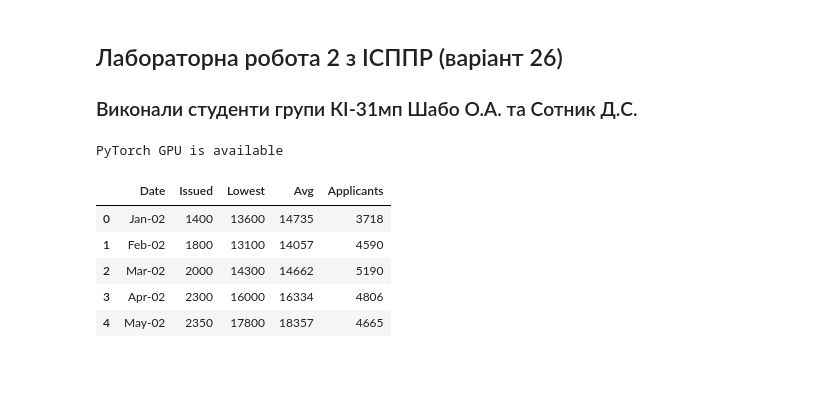
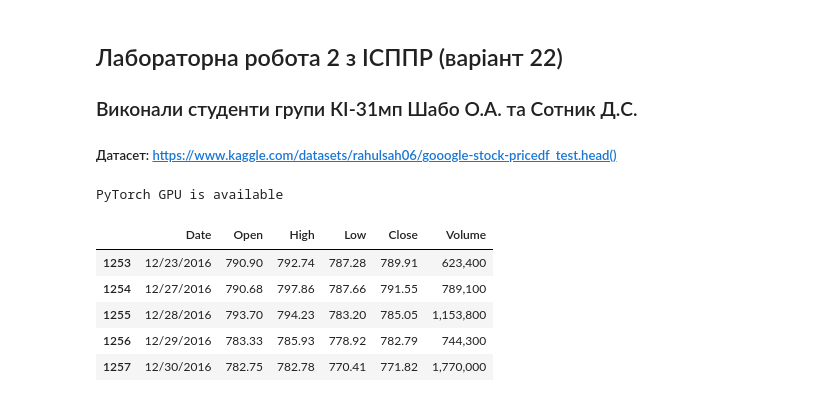
Before and after one commit to Mage-Knight/Intelligent_decision_support_systems, a Jupyter notebook: Lab2/idss-lab-2.ipynb, the cells around one changed output. Cells and saved outputs as stored; diff of their text form; code cells hidden in the pictures; blank space fills up the shorter version.

```diff
--- a/Lab2/idss-lab-2.ipynb
+++ b/Lab2/idss-lab-2.ipynb
@@ -1,6 +1,7 @@
 # %% [markdown]
-## Лабораторна робота 2 з ІСППР (варіант 26)
+## Лабораторна робота 2 з ІСППР (варіант 22)
 ### Виконали студенти групи КІ-31мп Шабо О.А. та Сотник Д.C.
+##### Датасет: https://www.kaggle.com/datasets/rahulsah06/gooogle-stock-pricedf_test.head()
 # %%
 import torch
 import random
@@ -52,14 +53,13 @@ def seed_worker(worker_id):
     random.seed(worker_seed)
 
 g_train = torch.Generator().manual_seed(RANDOM_SEED)
-# %%
-df = pd.read_csv('plate.csv')
-
-df.head()
-# %% [output]
-|  | Date | Issued | Lowest | Avg | Applicants |
-| 0 | Jan-02 | 1400 | 13600 | 14735 | 3718 |
-| 1 | Feb-02 | 1800 | 13100 | 14057 | 4590 |
-| 2 | Mar-02 | 2000 | 14300 | 14662 | 5190 |
-| 3 | Apr-02 | 2300 | 16000 | 16334 | 4806 |
-| 4 | May-02 | 2350 | 17800 | 18357 | 4665 |
+# %%
+df_train = pd.read_csv('/kaggle/input/gooogle-stock-price/Google_Stock_Price_Train.csv')
+df_train.tail()
+# %% [output]
+|  | Date | Open | High | Low | Close | Volume |
+| 1253 | 12/23/2016 | 790.90 | 792.74 | 787.28 | 789.91 | 623,400 |
+| 1254 | 12/27/2016 | 790.68 | 797.86 | 787.66 | 791.55 | 789,100 |
+| 1255 | 12/28/2016 | 793.70 | 794.23 | 783.20 | 785.05 | 1,153,800 |
+| 1256 | 12/29/2016 | 783.33 | 785.93 | 778.92 | 782.79 | 744,300 |
+| 1257 | 12/30/2016 | 782.75 | 782.78 | 770.41 | 771.82 | 1,770,000 |
```
Also changed, not shown: parts of 19 cells of this notebook.
